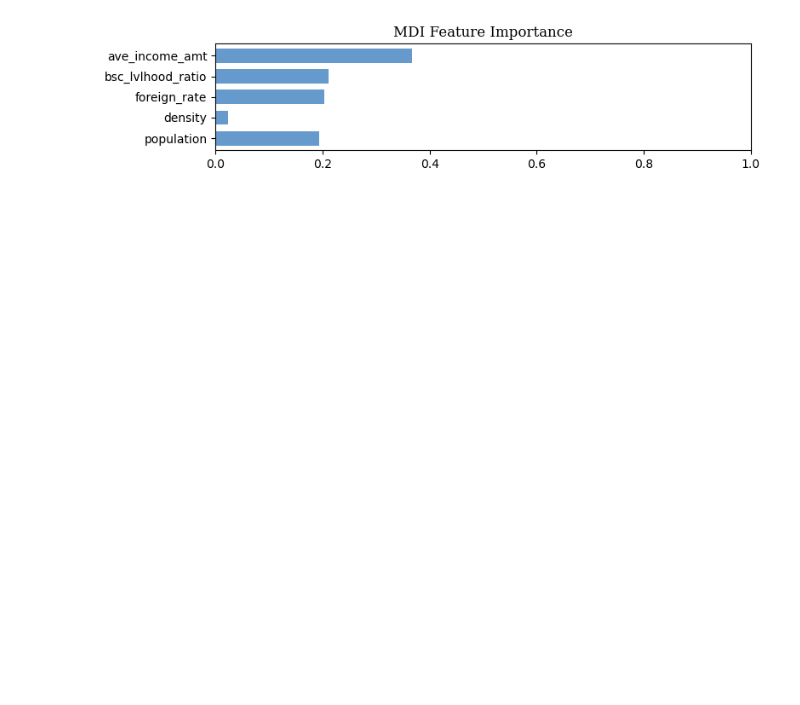
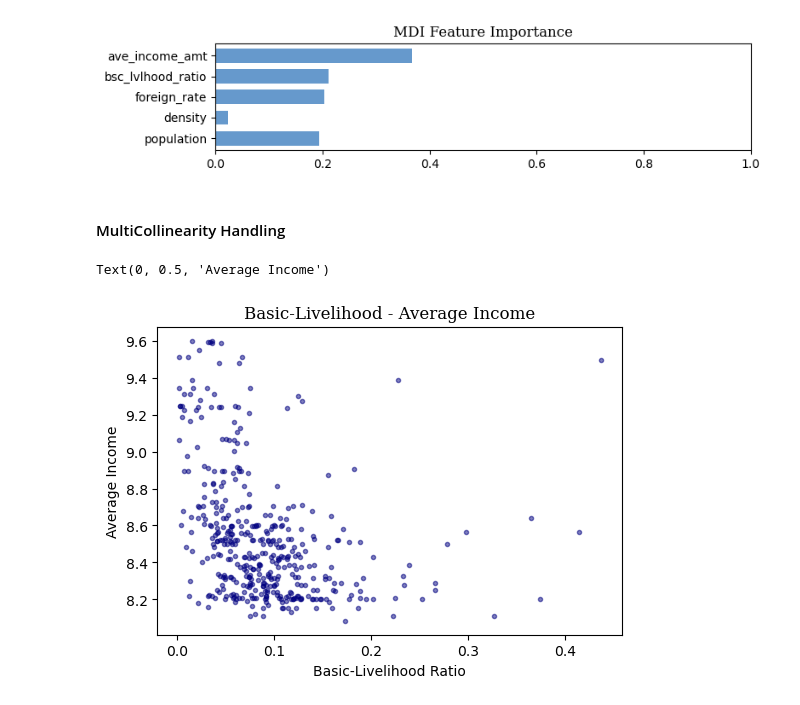
Before and after one commit to Tommylee1013/IndustrialMathematics, a Jupyter notebook: Projects/Modeling.ipynb, the cells around one changed output. Saved outputs shown, nothing was run; the diff lists cells and outputs as text; code cells hidden in the pictures; blank space fills up the shorter version.

```diff
--- a/Projects/Modeling.ipynb
+++ b/Projects/Modeling.ipynb
@@ -232,3 +232,14 @@ plt.tight_layout()
 [figure]
 # %%
 # matrix.to_csv('../Data/feature_matrix.csv')
+# %% [markdown]
+#### MultiCollinearity Handling
+# %%
+plt.figure(figsize = (6, 4))
+plt.scatter(matrix.iloc[:,[-3]], matrix.iloc[:,[-2]], marker = '.', color = 'navy', alpha = 0.5)
+plt.title('Basic-Livelihood - Average Income', fontsize = 12, fontfamily = 'Serif')
+plt.xlabel('Basic-Livelihood Ratio')
+plt.ylabel('Average Income')
+# %% [output]
+Text(0, 0.5, 'Average Income')
+[figure, added]
```
Also changed, not shown: parts of 8 cells of this notebook.
